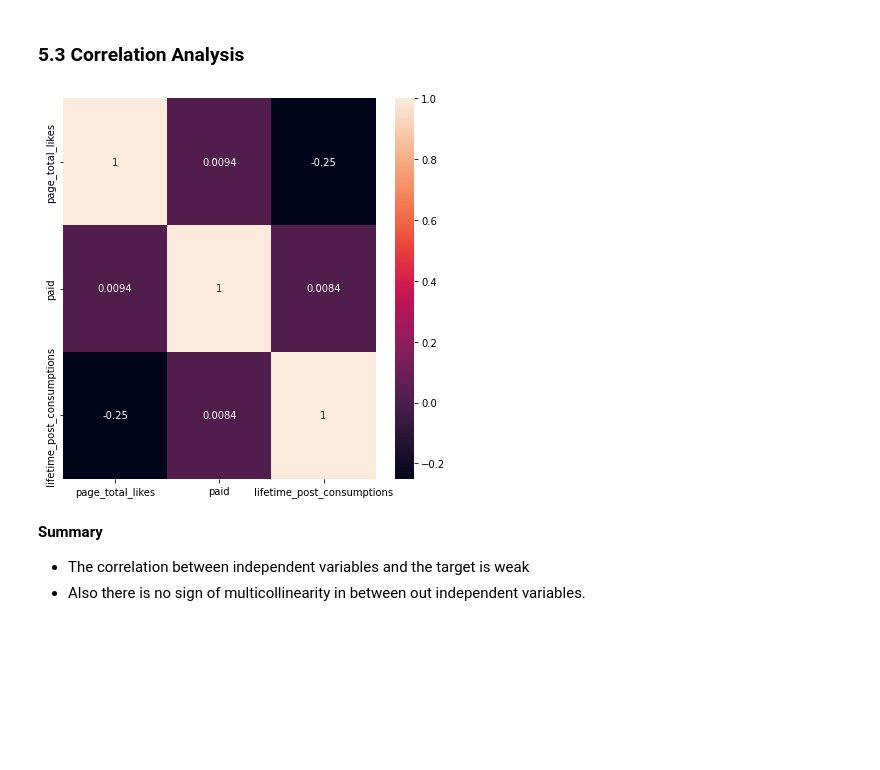
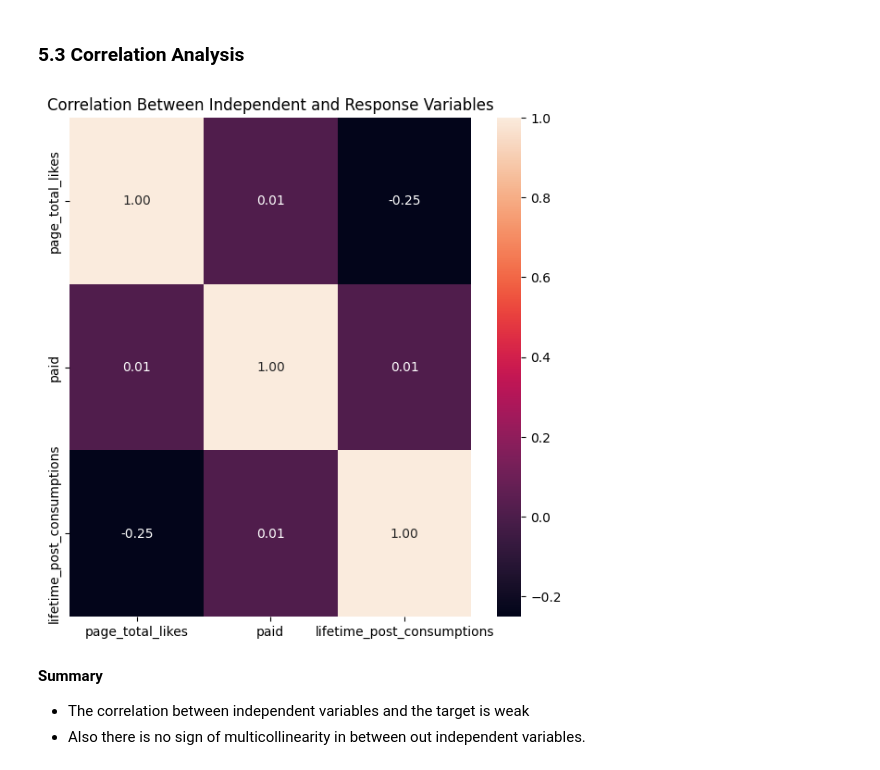
Before and after one commit to aifakhri/statistics-facebook-metrics, a Jupyter notebook: facebook_post_consumptions.ipynb, the cells around one changed output. Drawn from its saved outputs; the diff is of its cells as text; code cells hidden in the pictures; blank space fills up the shorter version.

Commit message:
Add font size for most of the graph

```diff
--- a/facebook_post_consumptions.ipynb
+++ b/facebook_post_consumptions.ipynb
@@ -765,15 +773,16 @@ outliers : 35 (7.431%)
 # %%
 # Get correlation heatmap for the independent variables and the response only
 selected_var = ["page_total_likes",
                 "paid",
                 "lifetime_post_consumptions"]
 
 fig, ax = plt.subplots(figsize=(7, 7))
 
-sns.heatmap(facebook_df[selected_var].corr(), annot=True, data=facebook_df)
+sns.heatmap(facebook_df[selected_var].corr(), annot=True, fmt=".2F")
+plt.title("Correlation Between Independent and Response Variables")
 plt.show()
 # %% [output]
-[figure, old version]
+[figure, new version]
 # %% [markdown]
 **Summary**
 - The correlation between independent variables and the target is weak
```
Also changed, not shown: parts of 16 cells of this notebook.
